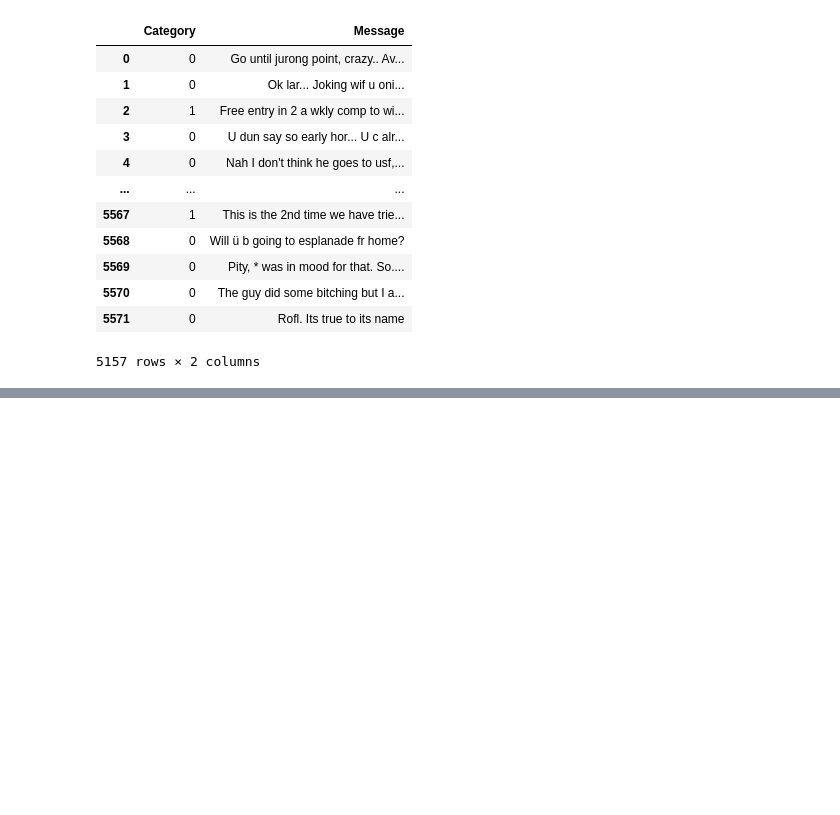
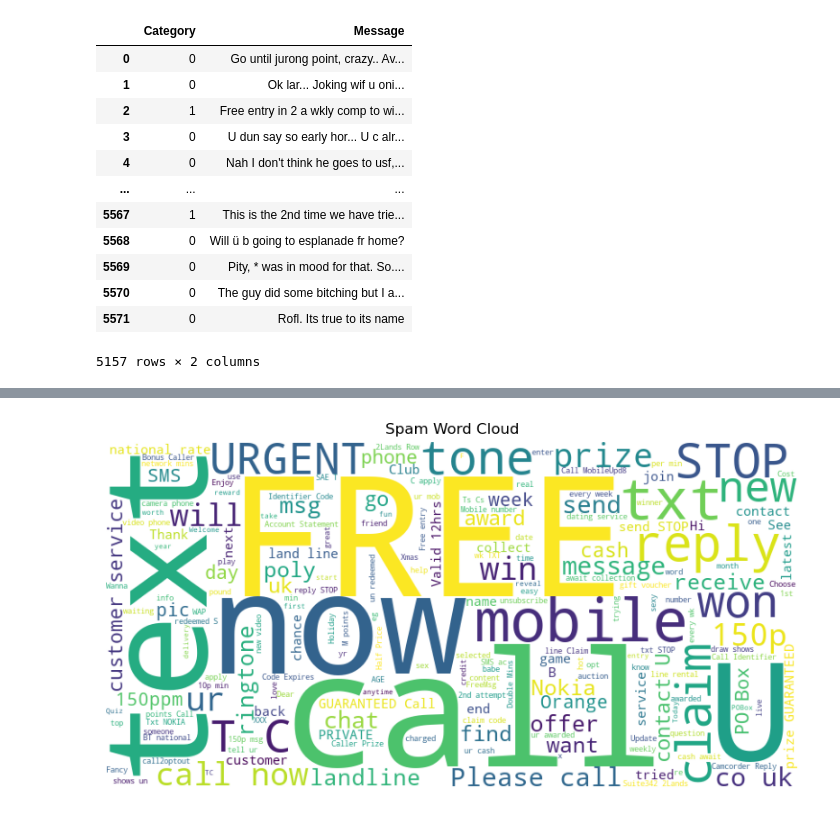
Before and after one commit to amrutagawade35-bit/Project, a Jupyter notebook: Cleaned_data.ipynb, the cells around one changed output, grey strips where cells are left out. Cells and saved outputs as stored; diff of their text form; code cells hidden in the pictures; blank space fills up the shorter version.

```diff
--- a/Cleaned_data.ipynb
+++ b/Cleaned_data.ipynb
@@ -87,0 +201,16 @@ df.to_csv("clean_spam.csv", index=False)
+# %%
+spam_text = " ".join(df[df['Category']==1]['Message'])
+
+wc = WordCloud(
+    width=800,
+    height=400,
+    background_color="white"
+).generate(spam_text)
+
+plt.figure(figsize=(10,5))
+plt.imshow(wc)
+plt.axis("off")
+plt.title("Spam Word Cloud")
+plt.show()
+# %% [output]
+[figure, added]
```
Also changed, not shown: parts of 10 cells of this notebook.
